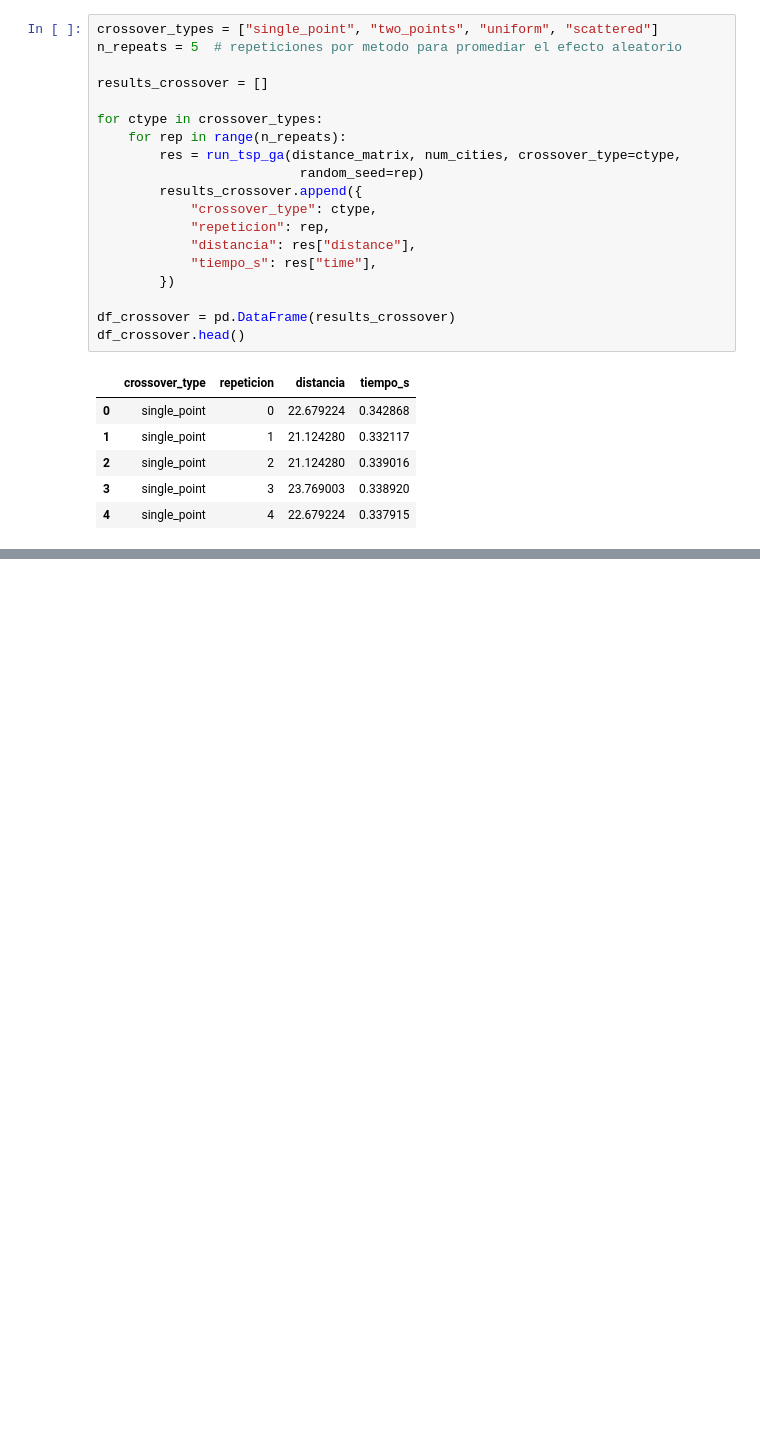
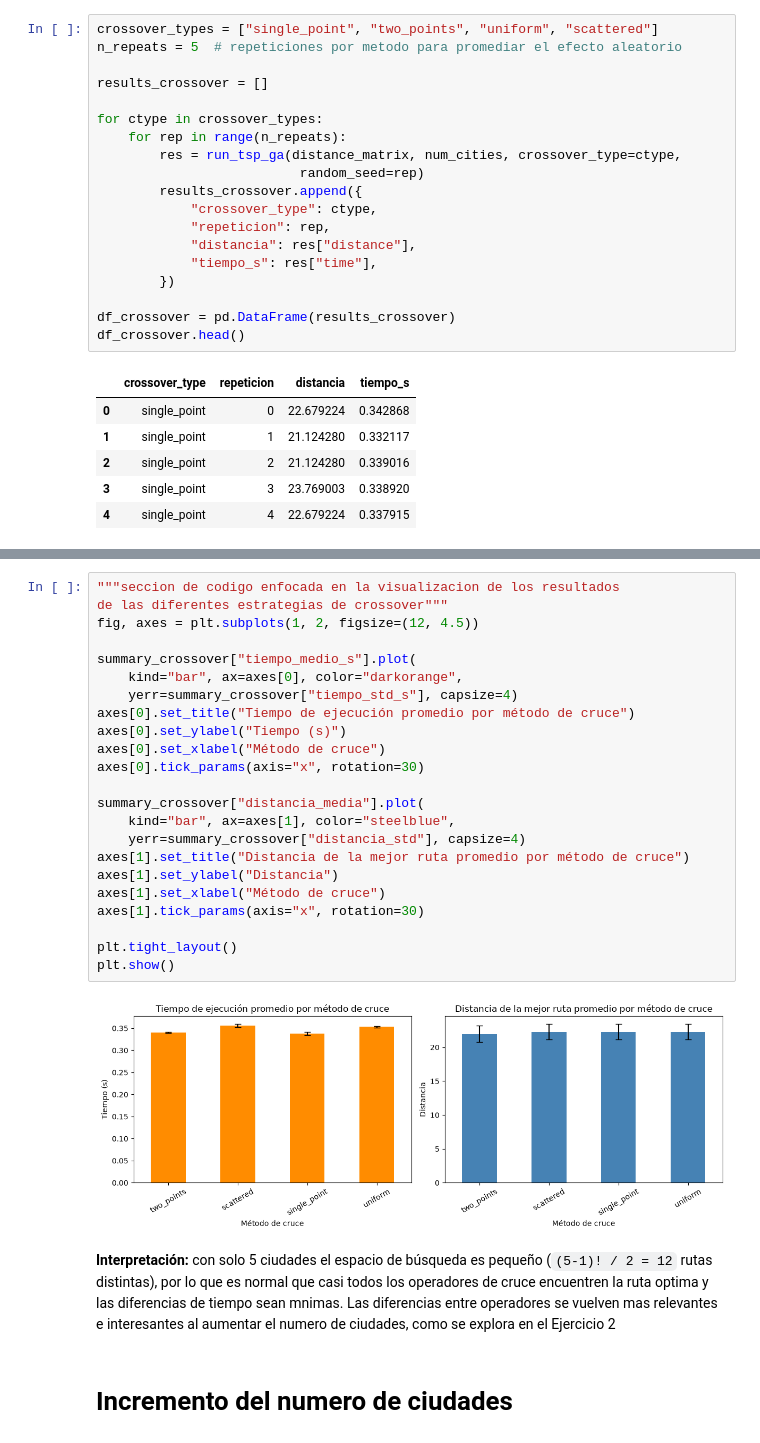
Before and after one commit to RavenCore99/AG_practicas, a Jupyter notebook: actividad_AG.ipynb, the cells around one changed output, grey strips where cells are left out. Saved outputs shown, nothing was run; the diff lists cells and outputs as text; blank space fills up the shorter version.

Commit message:
|DOC| documentacion cargada |FEAT| avances en bloques de codigo

```diff
--- a/actividad_AG.ipynb
+++ b/actividad_AG.ipynb
@@ -250,0 +258,34 @@ summary_crossover
+# %%
+"""seccion de codigo enfocada en la visualizacion de los resultados
+de las diferentes estrategias de crossover"""
+fig, axes = plt.subplots(1, 2, figsize=(12, 4.5))
+
+summary_crossover["tiempo_medio_s"].plot(
+    kind="bar", ax=axes[0], color="darkorange",
+    yerr=summary_crossover["tiempo_std_s"], capsize=4)
+axes[0].set_title("Tiempo de ejecución promedio por método de cruce")
+axes[0].set_ylabel("Tiempo (s)")
+axes[0].set_xlabel("Método de cruce")
+axes[0].tick_params(axis="x", rotation=30)
+
+summary_crossover["distancia_media"].plot(
+    kind="bar", ax=axes[1], color="steelblue",
+    yerr=summary_crossover["distancia_std"], capsize=4)
+axes[1].set_title("Distancia de la mejor ruta promedio por método de cruce")
+axes[1].set_ylabel("Distancia")
+axes[1].set_xlabel("Método de cruce")
+axes[1].tick_params(axis="x", rotation=30)
+
+plt.tight_layout()
+plt.show()
+# %% [output]
+[figure, added]
+# %% [markdown]
+**Interpretación:** con solo 5 ciudades el espacio de búsqueda es pequeño
+(`(5-1)! / 2 = 12` rutas distintas), por lo que es normal que casi todos los
+operadores de cruce encuentren la ruta optima y las diferencias de tiempo
+sean mnimas. Las diferencias entre operadores se vuelven mas relevantes e
+interesantes al aumentar el numero de ciudades, como se explora en el
+Ejercicio 2
+# %% [markdown]
+# Incremento del numero de ciudades
```
Also changed, not shown: parts of 1 cell of this notebook, 8 other files.
